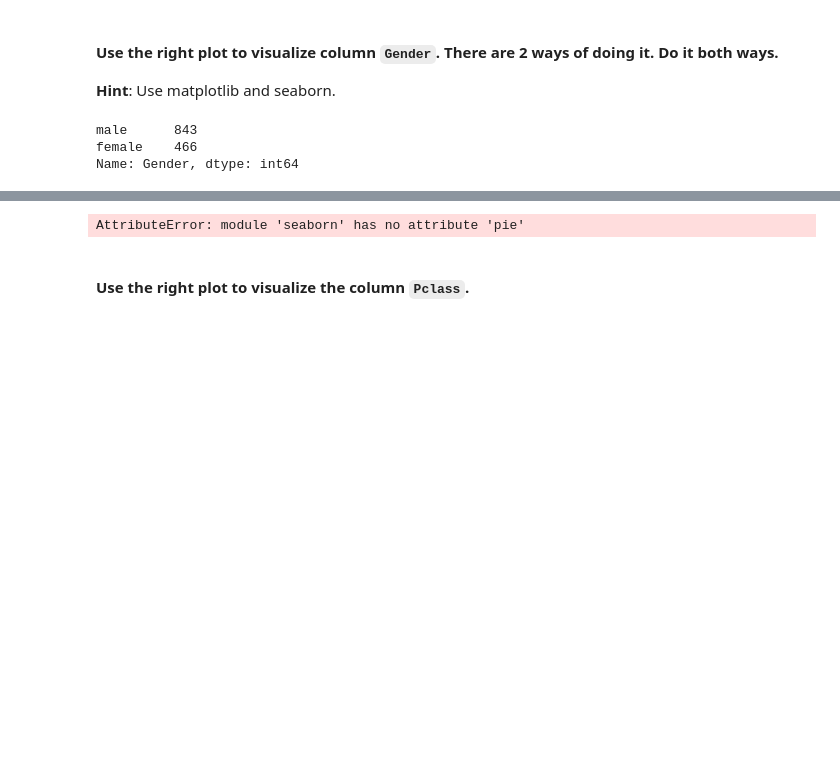
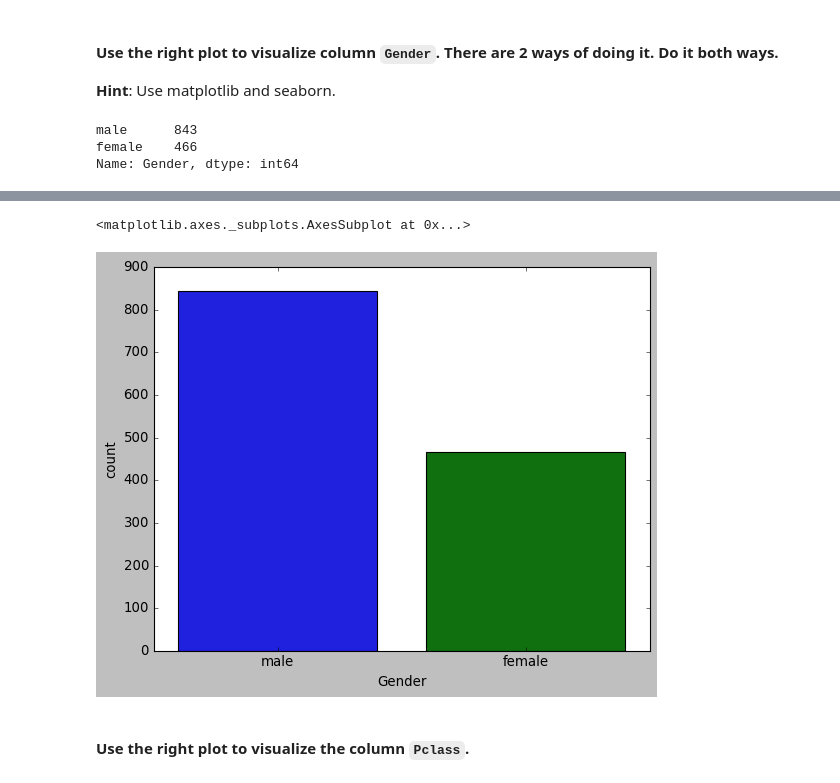
Before and after one commit to Carleto04/lab-matplotlib-seaborn, a Jupyter notebook: your-code/main.ipynb, the cells around one changed output, grey strips where cells are left out. Drawn from its saved outputs; the diff is of its cells as text; code cells hidden in the pictures; blank space fills up the shorter version.

```diff
--- a/your-code/main.ipynb
+++ b/your-code/main.ipynb
@@ -428,7 +430,7 @@ ax1.pie(m_f_count, labels=['male', 'female'])
-# %%
-# Method 2 - seaborn
-sns.pie(x = titanic['Gender'])
-# %% [output]
-AttributeError: module 'seaborn' has no attribute 'pie'
+# %%
+sns.countplot(x = titanic['Gender'])
+# %% [output]
+<matplotlib.axes._subplots.AxesSubplot at 0x...>
+[figure, added]
 # %% [markdown]
 #### Use the right plot to visualize the column `Pclass`.
```
Also changed, not shown: parts of 35 cells of this notebook.
